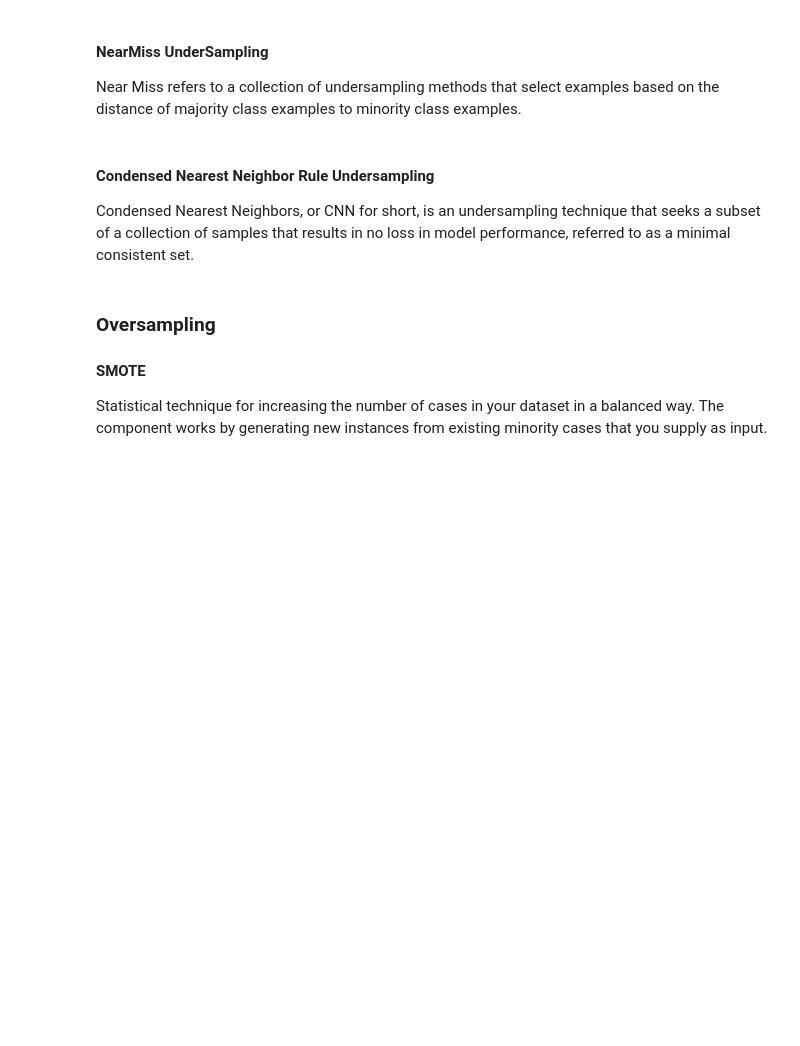
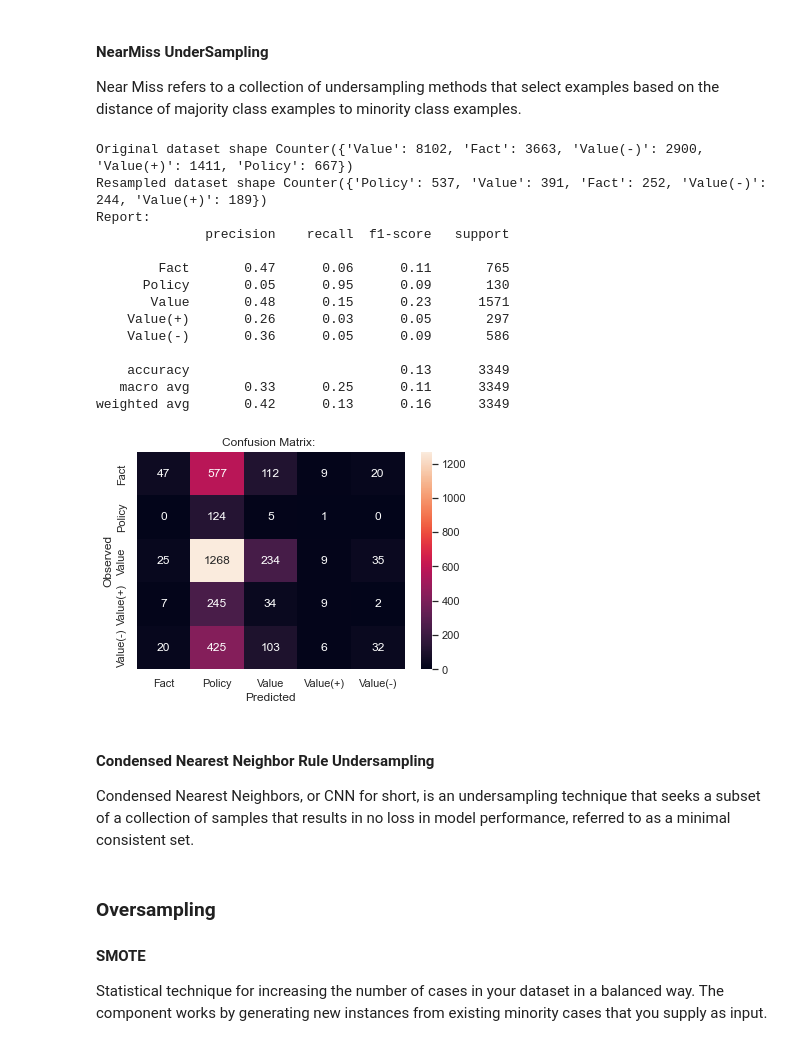
Before and after one commit to claramoreirag/FEUP-NLP, a Jupyter notebook: adu-classifier.ipynb, the cells around one changed output. Cells and saved outputs as stored; diff of their text form; code cells hidden in the pictures; blank space fills up the shorter version.

```diff
--- a/adu-classifier.ipynb
+++ b/adu-classifier.ipynb
@@ -415,6 +449,28 @@ def split_NearMissUnderSampling(corpus, df):
     X_resampled, y_resampled = us.fit_resample(X_train, y_train)
     print('Resampled dataset shape %s' % Counter(y_resampled))
     return  X_resampled, X_test, y_resampled, y_test
+# %%
+X_train, X_test, y_train, y_test= split_NearMissUnderSampling(corpus, df)
+clf = MultinomialNB()
+clf.fit(X_train, y_train)
+pred = clf.predict(X_test)
+evaluation(pred)
+# %% [output]
+Original dataset shape Counter({'Value': 8102, 'Fact': 3663, 'Value(-)': 2900, 'Value(+)': 1411, 'Policy': 667})
+Resampled dataset shape Counter({'Policy': 537, 'Value': 391, 'Fact': 252, 'Value(-)': 244, 'Value(+)': 189})
+Report:
+              precision    recall  f1-score   support
+
+        Fact       0.47      0.06      0.11       765
+      Policy       0.05      0.95      0.09       130
+       Value       0.48      0.15      0.23      1571
+    Value(+)       0.26      0.03      0.05       297
+    Value(-)       0.36      0.05      0.09       586
+
+    accuracy                           0.13      3349
+   macro avg       0.33      0.25      0.11      3349
+weighted avg       0.42      0.13      0.16      3349
+[figure, added]
 # %% [markdown]
 #### Condensed Nearest Neighbor Rule Undersampling
 Condensed Nearest Neighbors, or CNN for short, is an undersampling technique that seeks a subset of a collection of samples that results in no loss in model performance, referred to as a minimal consistent set.
```
Also changed, not shown: parts of 7 cells of this notebook.
